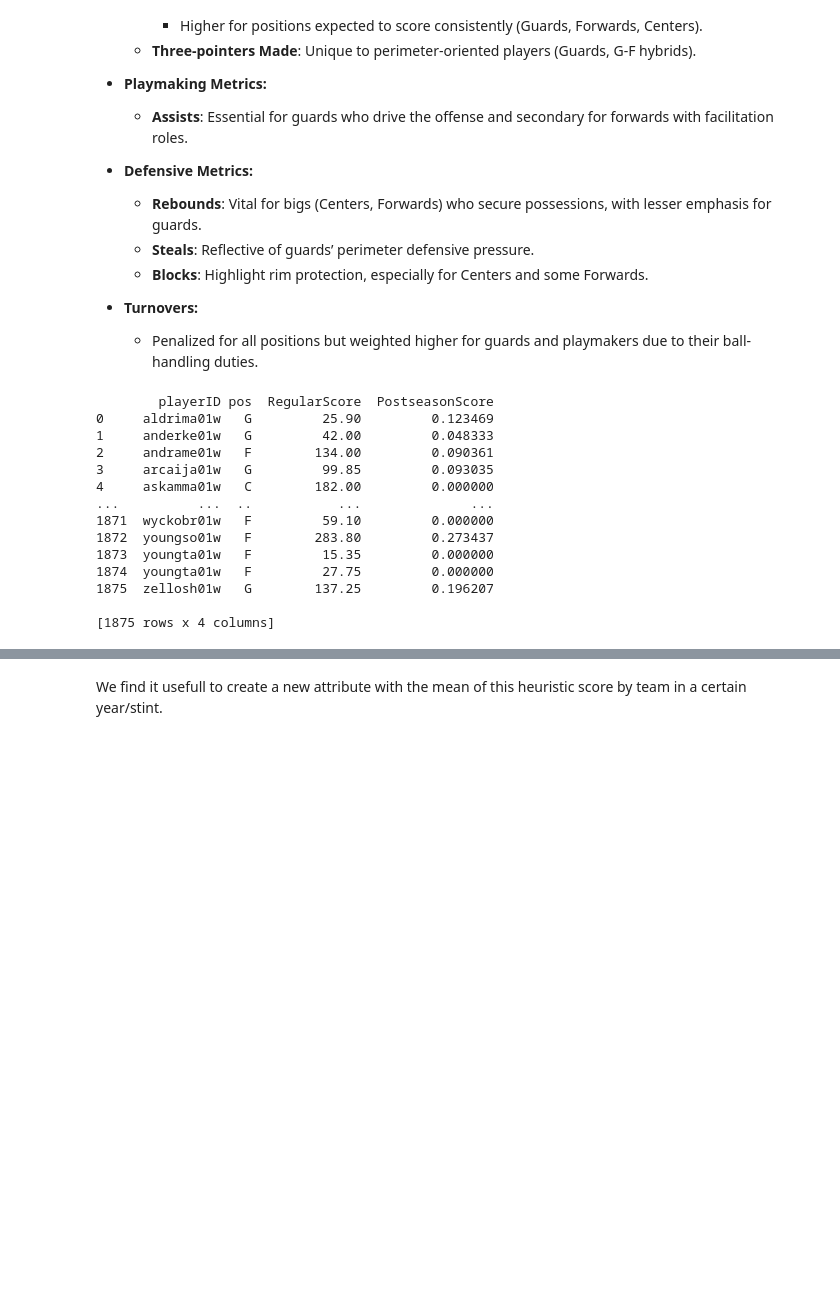
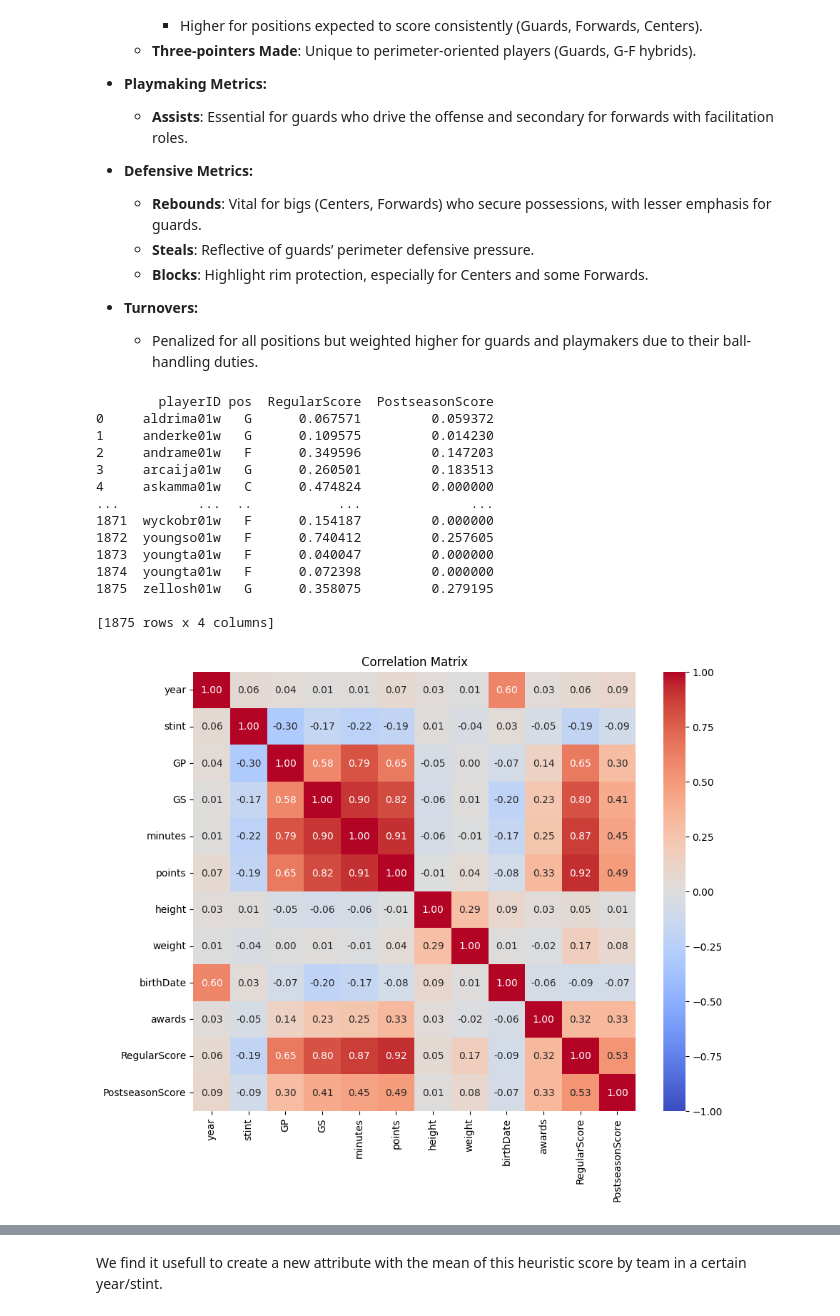
Before and after one commit to marisaazevedo/WNBA_playoffs_qualification_Predictor, a Jupyter notebook: pipeline.ipynb, the cells around one changed output, grey strips where cells are left out. Saved outputs shown, nothing was run; the diff lists cells and outputs as text; code cells hidden in the pictures; blank space fills up the shorter version.

```diff
--- a/pipeline.ipynb
+++ b/pipeline.ipynb
@@ -118,6 +123,7 @@ In basketball, a player's role is largely determined by their position, which in
 #         'blocks': 39.19,      # Blocks weight
 #         'turnovers': -53.897  # Turnovers weight
 #     }
+df_data['players'] = processing.merge_players_with_awards(df_data['players'], df_data['awards'])
 
 weights = {
         'points': 1,      # Corresponds to FGM
@@ -126,14 +132,15 @@ weights = {
         'threeMade': 1,  # Three-pointers weight
         'rebounds': 1,   # Combined offensive + defensive rebounds
         'blocks': 1,      # Blocks weight
-        'turnovers': 1  # Turnovers weight
+        'turnovers': 1,  # Turnovers weight
+        'awards': 5
     }
 
 
 df_data['players']['RegularScore'] = df_data['players'].apply(lambda row: processing.calculate_regular_season_score(row, weights), axis=1)
 
 # same logic but dived my number of minutes played, since the post season is shorter
-df_data['players']['PostseasonScore'] = df_data['players'].apply(processing.calculate_postseason_score, axis=1)
+df_data['players']['PostseasonScore'] = df_data['players'].apply(lambda row: processing.calculate_postseason_score(row, weights), axis=1)
 
 df_data['players'] = df_data['players'].drop(columns=['oRebounds', 'dRebounds', 'rebounds', 'assists', 'steals', 'blocks',
                                                             'turnovers', 'PF', 'fgAttempted', 'fgMade', 'ftAttempted', 'ftMade',
@@ -147,19 +154,23 @@ df_data['players'] = df_data['players'].drop(columns=['oRebounds', 'dRebounds',
 print(df_data['players'][['playerID', 'pos', 'RegularScore', 'PostseasonScore']])
 # %% [output]
         playerID pos  RegularScore  PostseasonScore
-0     aldrima01w   G         25.90         0.123469
-1     anderke01w   G         42.00         0.048333
-2     andrame01w   F        134.00         0.090361
-3     arcaija01w   G         99.85         0.093035
-4     askamma01w   C        182.00         0.000000
+0     aldrima01w   G      0.067571         0.059372
+1     anderke01w   G      0.109575         0.014230
+2     andrame01w   F      0.349596         0.147203
+3     arcaija01w   G      0.260501         0.183513
+4     askamma01w   C      0.474824         0.000000
 ...          ...  ..           ...              ...
-1871  wyckobr01w   F         59.10         0.000000
-1872  youngso01w   F        283.80         0.273437
-1873  youngta01w   F         15.35         0.000000
-1874  youngta01w   F         27.75         0.000000
-1875  zellosh01w   G        137.25         0.196207
+1871  wyckobr01w   F      0.154187         0.000000
+1872  youngso01w   F      0.740412         0.257605
+1873  youngta01w   F      0.040047         0.000000
+1874  youngta01w   F      0.072398         0.000000
+1875  zellosh01w   G      0.358075         0.279195
 
 [1875 rows x 4 columns]
+# %%
+splot.plot_correlation_matrix(df_data['players'])
+# %% [output]
+[figure, added]
 # %%
 splot.plot_player_regular_score('whitmta01w', df_data['players'])
 # %% [output]
```
Also changed, not shown: parts of 16 cells of this notebook, 4 other files.
